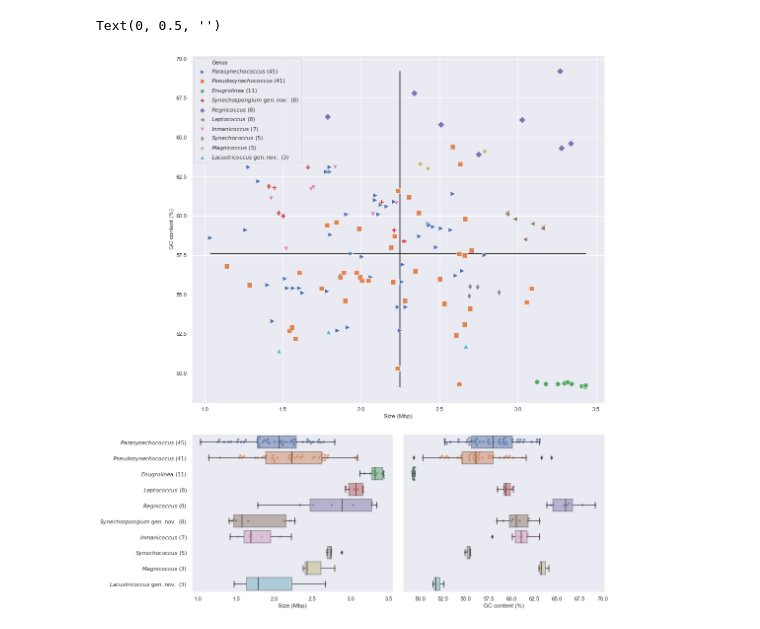
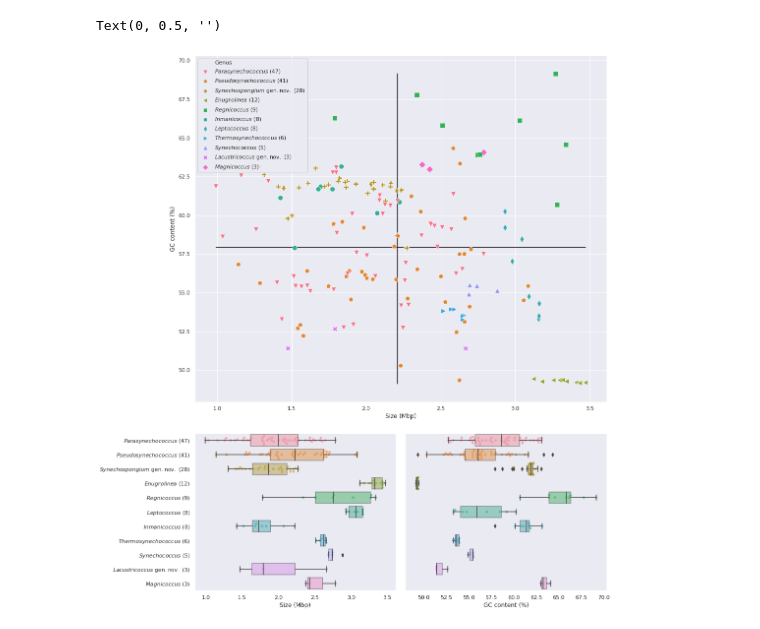
Before and after one commit to vinisalazar/SynechococcusPreprint, a Jupyter notebook: ipynb/Figure1_GC_Size.ipynb, the cells around one changed output. Drawn from its saved outputs; the diff is of its cells as text; code cells hidden in the pictures.

Commit message:
Update AAI and GC/Size notebook with new data Fix typo in metadata table

```diff
--- a/ipynb/Figure1_GC_Size.ipynb
+++ b/ipynb/Figure1_GC_Size.ipynb
@@ -23,3 +11,8 @@ df["Organism"] = df["Organism"].apply(lambda s: s.replace("_", " "))
+# %%
+# Importing data
+df = pd.read_csv("../data/new_metadata_table.csv", sep=";")
+# Converting GC to %
+df["GC"] = df["GC"].apply(lambda n: n * 100)
 # %%
 df["Proposed Name"] = df["New_Genus"] + " " + df["New_Species"]
 # %%
@@ -46,7 +39,7 @@ df["No_species"] = df.groupby('New_Species')['New_Species'].transform('count').m
 
 # Adding a formatted name to use in your legends
 df["name_fmt"] = df["New_Genus"] + " ("+ df["No_genus"].map(int, na_action="ignore").map(str) + ")"
-df["name_fmt_"] = df["New_Species"] + " ("+ df["No_species"].map(int, na_action="ignore").map(str) + ")"
+df["name_fmt"] = df["name_fmt"].apply(lambda s: s.replace(".0", "") if type(s) == str else s)
 # %%
 def raw(str):
     return r'${}$'.format(str)
@@ -54,9 +47,9 @@ def raw(str):
 df["name_fmt2"] = df["name_fmt"].apply(lambda s: str(s).replace("Synechospongium", "Synechospongium\ \mathrm{gen. nov.}"))
 df["name_fmt2"] = df["name_fmt2"].apply(lambda s: str(s).replace("Lacustricoccus", "Lacustricoccus\ \mathrm{gen. nov.}"))
 df["name_fmt2"] = df["name_fmt2"].apply(lambda s: raw(str(s).replace(" (", "\ (")))
-# %%
-# Removing genomes with only 1 genus
-df = df[df["No_genus"].apply(lambda n: int(n) > 1)]
+# %%
+# Applying QC
+df = df.query("Completeness >= 50 & Contamination <= 10 & No_genus > 1")
 # %%
 # Large plot
 fig = plt.figure(figsize=(15, 20))
@@ -87,7 +80,6 @@ sns.scatterplot(
             zorder=2,
             markers=filled_markers,
             ax=ax0,
-            palette=sns.color_palette()
         )
 legend = ax0.legend()
 legend.texts[0].set_text("Genus")
@@ -126,31 +118,31 @@ sns.boxplot(
 sns.swarmplot(
     y="name_fmt2",
     x="GC",
     data=df.sort_values(
         by="No_genus", ascending=False)
     ,
     hue="name_fmt2",
     alpha=0.7,
     zorder=0,
     ax=ax2)
 
 
 # Hiding legends
 plt.setp(ax2.get_yticklabels(), visible=False)
 ax1.legend().remove()
 ax2.legend().remove()
 ax1.grid(False)
 ax2.grid(False)
 
 # Fixing labels
 ax0.set_xlabel("Size (Mbp)")
 ax0.set_ylabel("GC content (%)")
 ax1.set_xlabel("Size (Mbp)")
 ax1.set_ylabel("")
 ax2.set_xlabel("GC content (%)")
 ax2.set_ylabel("")
 
 # plt.savefig(path.join(wd,"Figure_1_concat.png"), dpi=700, bbox_inches="tight",)
 # %% [output]
 Text(0, 0.5, '')
-[figure, old version]
+[figure, new version]
```
Also changed, not shown: parts of 4 cells of this notebook, 3 other files.
